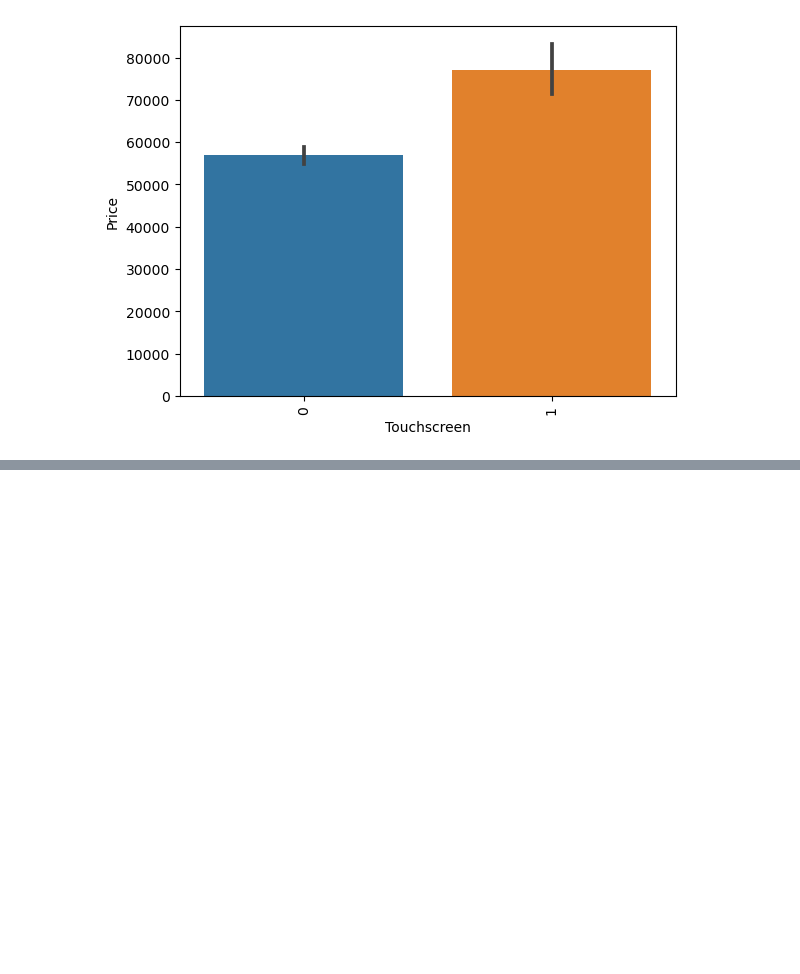
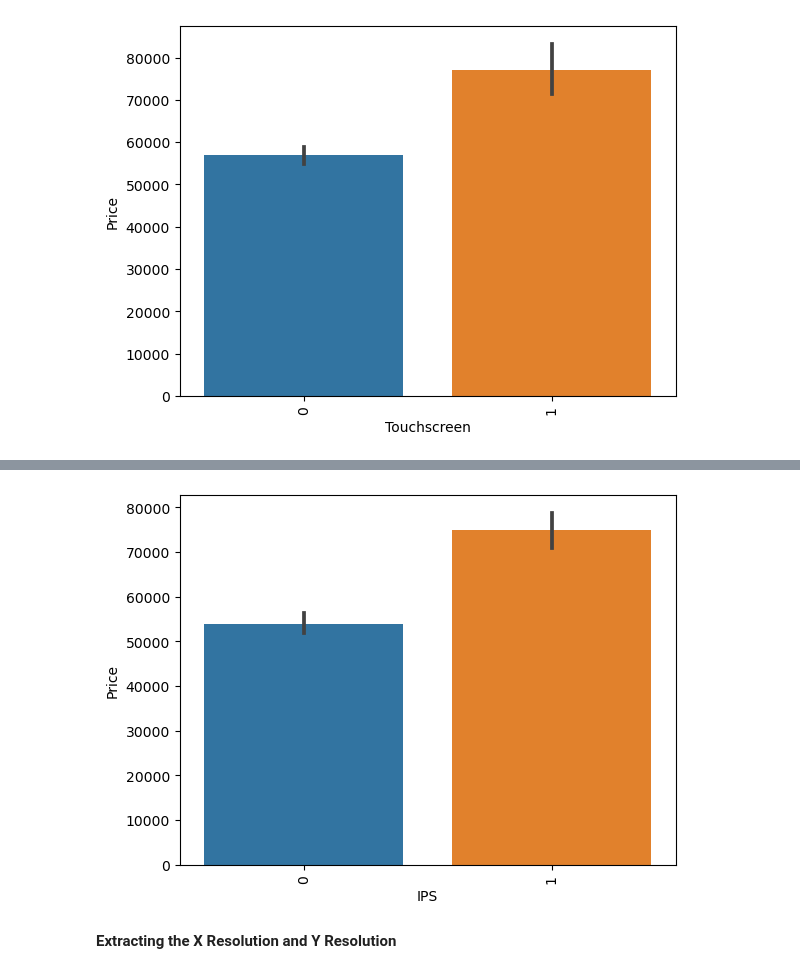
Before and after one commit to lawalsegun2025/laptop_price_predictor, a Jupyter notebook: laptop_price_predictor.ipynb, the cells around one changed output, grey strips where cells are left out. Drawn from its saved outputs; the diff is of its cells as text; code cells hidden in the pictures; blank space fills up the shorter version.

Commit message:
begin extraction of resolution

```diff
--- a/laptop_price_predictor.ipynb
+++ b/laptop_price_predictor.ipynb
@@ -323,0 +329,8 @@ df.head()
+# %%
+# Visualize the price of laptops with and without IPS
+sns.barplot(x=df["IPS"], y=df["Price"])
+plt.xticks(rotation = "vertical");
+# %% [output]
+[figure, added]
+# %% [markdown]
+**Extracting the X Resolution and Y Resolution**
```
Also changed, not shown: parts of 1 cell of this notebook.
